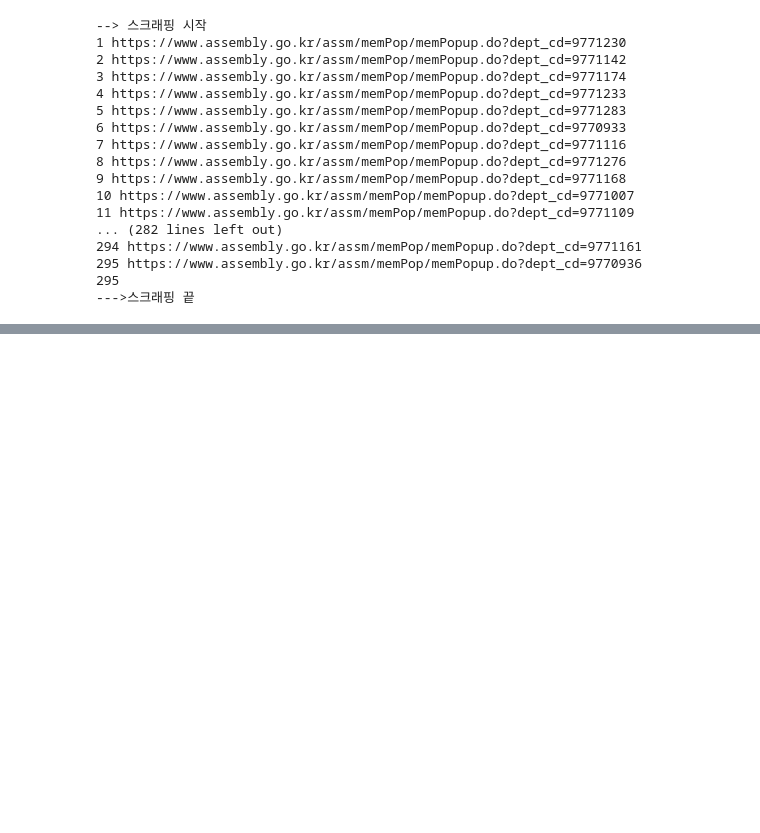
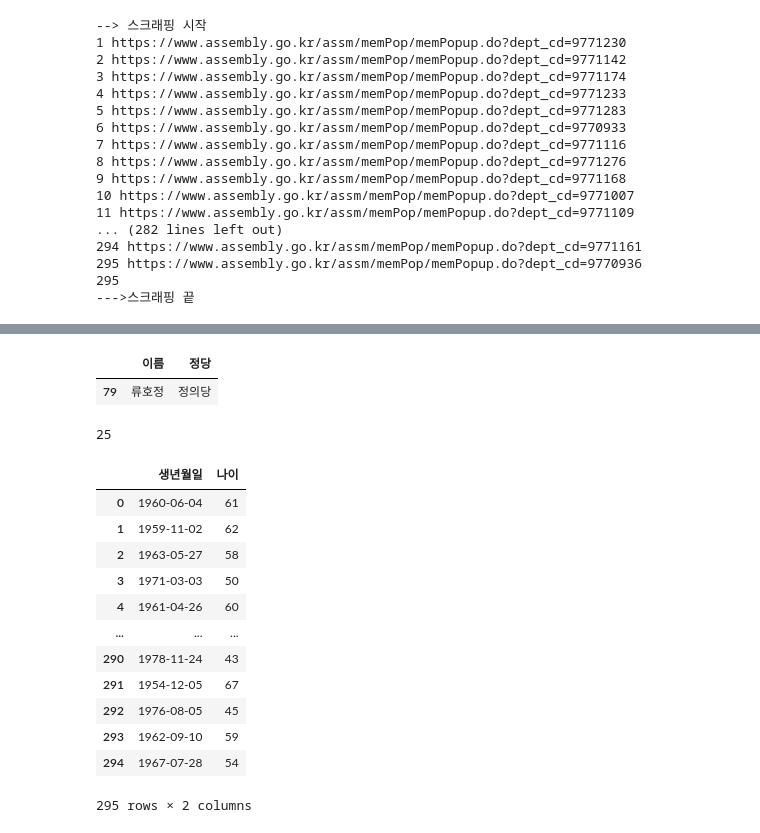
Before and after one commit to JongHwaShin/webscraping, a Jupyter notebook: 09국회의원현황.ipynb, the cells around one changed output, grey strips where cells are left out. Saved outputs shown, nothing was run; the diff lists cells and outputs as text; code cells hidden in the pictures; blank space fills up the shorter version.

```diff
--- a/09국회의원현황.ipynb
+++ b/09국회의원현황.ipynb
@@ -121,0 +286,22 @@ print('--->스크래핑 끝')
+# %%
+members_df['year'].min()
+
+members_df.loc[members_df['year'] == members_df['year'].max()]  #나이가 가장어린사람은 year(출생년)이 가장 높은것과 같을때
+
+members_df.loc[members_df['year'] == members_df['year'].max(),['이름','정당']]
+# %% [output]
+|  | 이름 | 정당 |
+| 79 | 류호정 | 정의당 |
+# %%
+#나이를 계산하는 함수 정의하기
+from datetime import date
+
+#인자로 받는 birth 객체는 datetime.date 객체입니다
+def calc_age(birth):
+    today = date.today()
+    age = today.year - birth.year - ((today.month,today.day) < (birth.month,birth.day))
+    return age
+
+calc_age(date(1996,4,27))
+# %% [output]
+25
@@ -121,0 +318,16 @@ print('--->스크래핑 끝')
+# %%
+members_df[['생년월일','나이']]
+# %% [output]
+|  | 생년월일 | 나이 |
+| 0 | 1960-06-04 | 61 |
+| 1 | 1959-11-02 | 62 |
+| 2 | 1963-05-27 | 58 |
+| 3 | 1971-03-03 | 50 |
+| 4 | 1961-04-26 | 60 |
+| ... | ... | ... |
+| 290 | 1978-11-24 | 43 |
+| 291 | 1954-12-05 | 67 |
+| 292 | 1976-08-05 | 45 |
+| 293 | 1962-09-10 | 59 |
+| 294 | 1967-07-28 | 54 |
+295 rows × 2 columns
```
Also changed, not shown: parts of 23 cells of this notebook, 2 other files.
